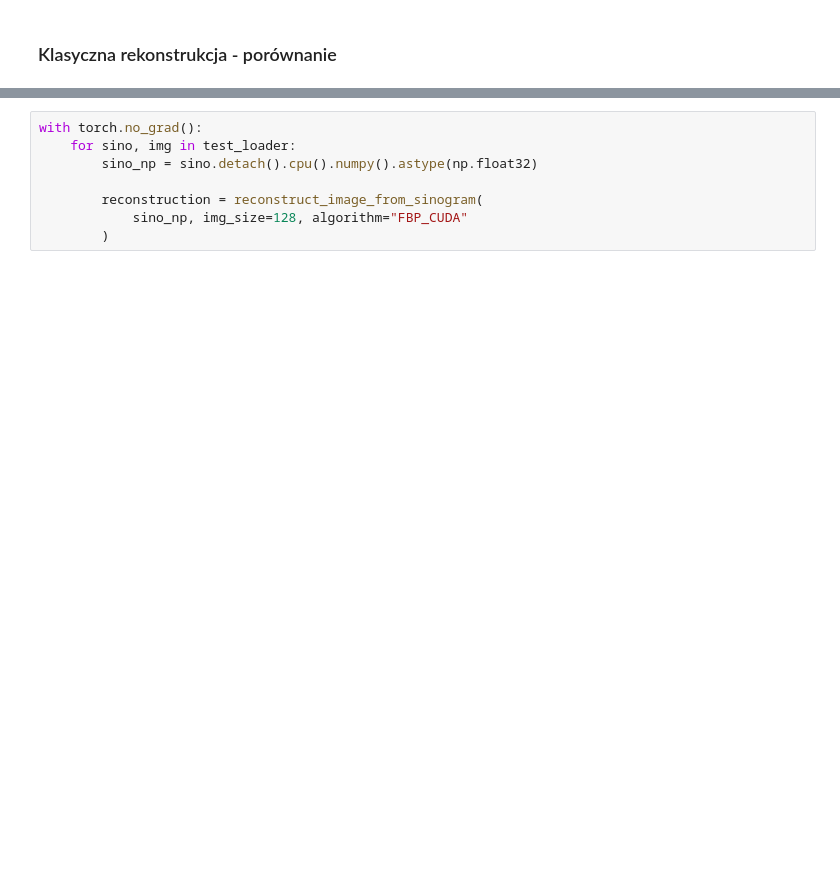
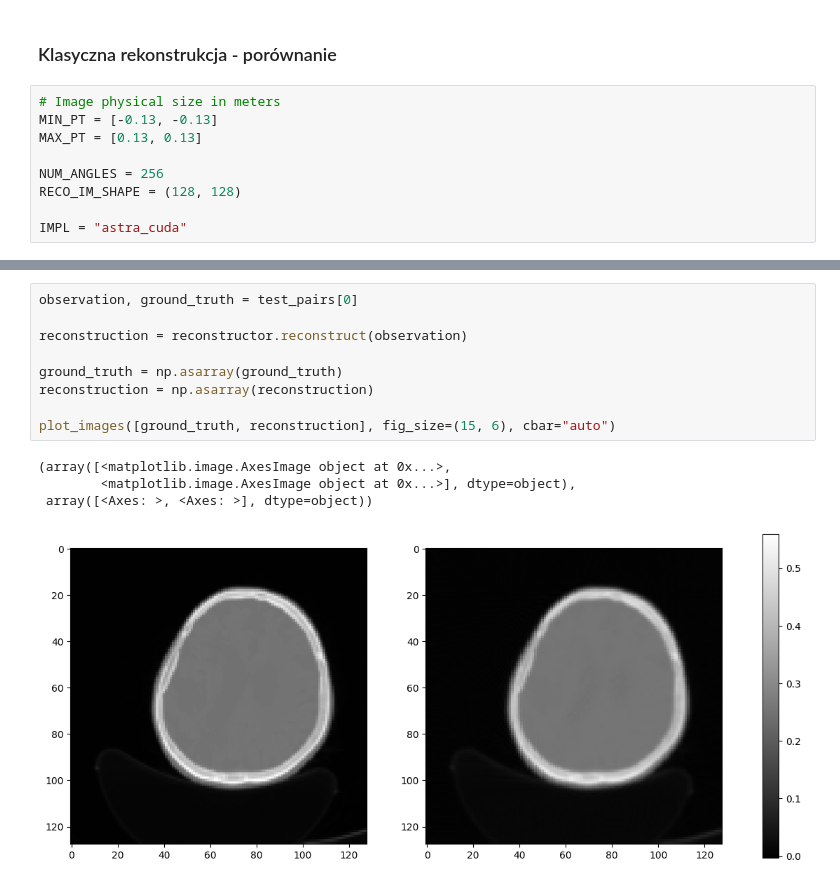
Before and after one commit to kam45x/TomoML, a Jupyter notebook: src/test_model.ipynb, the cells around one changed output, grey strips where cells are left out. Saved outputs shown, nothing was run; the diff lists cells and outputs as text; blank space fills up the shorter version.

```diff
--- a/src/test_model.ipynb
+++ b/src/test_model.ipynb
@@ -215,3 +274,12 @@ Average inference time per image: 5.26 milliseconds
 # %% [markdown]
 ### Klasyczna rekonstrukcja - porównanie
+# %%
+# Image physical size in meters
+MIN_PT = [-0.13, -0.13]
+MAX_PT = [0.13, 0.13]
+
+NUM_ANGLES = 256
+RECO_IM_SHAPE = (128, 128)
+
+IMPL = "astra_cuda"
 # %%
@@ -274,8 +299,14 @@ ModuleNotFoundError: No module named 'astra'
-# %%
-with torch.no_grad():
-    for sino, img in test_loader:
-        sino_np = sino.detach().cpu().numpy().astype(np.float32)
-
-        reconstruction = reconstruct_image_from_sinogram(
-            sino_np, img_size=128, algorithm="FBP_CUDA"
-        )
+# %%
+observation, ground_truth = test_pairs[0]
+
+reconstruction = reconstructor.reconstruct(observation)
+
+ground_truth = np.asarray(ground_truth)
+reconstruction = np.asarray(reconstruction)
+
+plot_images([ground_truth, reconstruction], fig_size=(15, 6), cbar="auto")
+# %% [output]
+(array([<matplotlib.image.AxesImage object at 0x...>,
+        <matplotlib.image.AxesImage object at 0x...>], dtype=object),
+ array([<Axes: >, <Axes: >], dtype=object))
+[figure, added]
```
Also changed, not shown: parts of 10 cells of this notebook, 3 other files.
